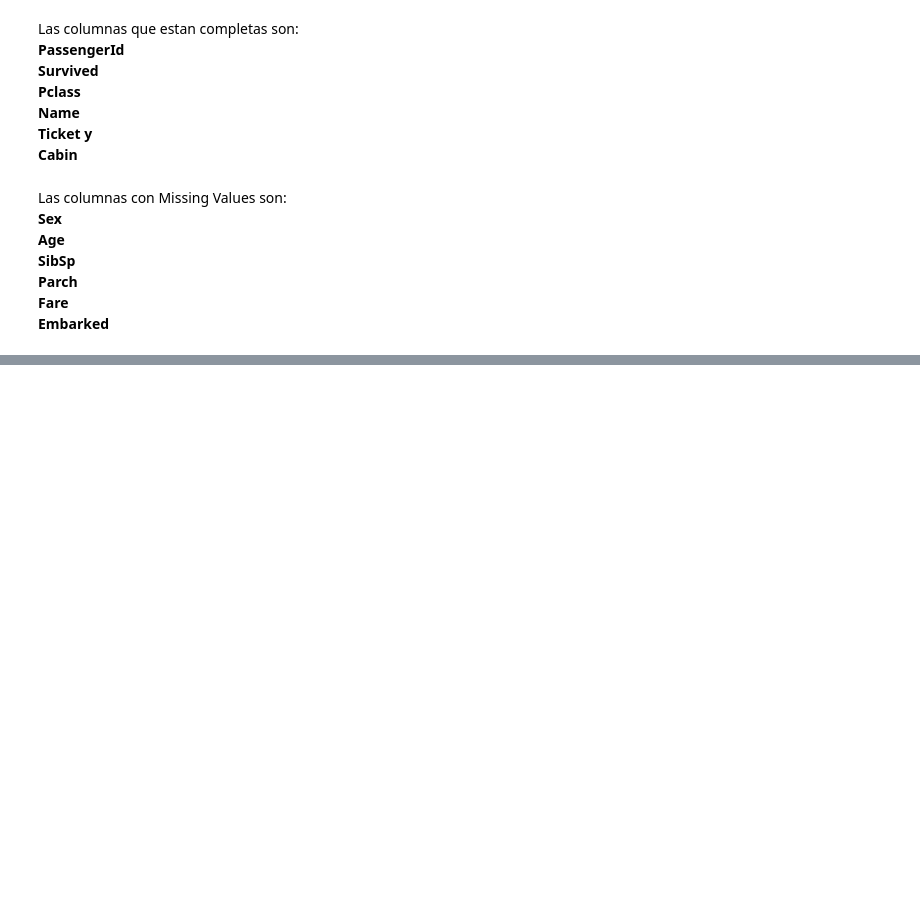
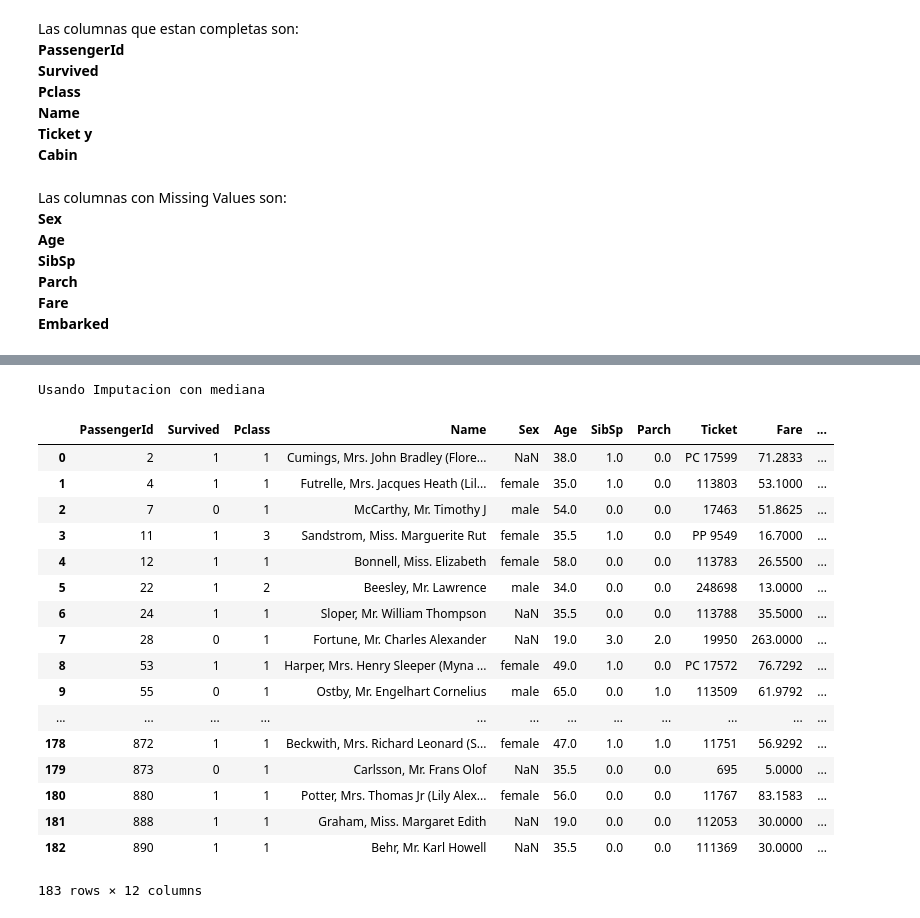
Before and after one commit to RofoRojas/Data-Wrangling, a Jupyter notebook: Laboratorio 8/Laboratorio 8.ipynb, the cells around one changed output, grey strips where cells are left out. Cells and saved outputs as stored; diff of their text form; code cells hidden in the pictures; blank space fills up the shorter version.

```diff
--- a/Laboratorio 8/Laboratorio 8.ipynb
+++ b/Laboratorio 8/Laboratorio 8.ipynb
@@ -84,7 +84,7 @@ Parch <br/>
 Fare <br/>
 Embarked**
 # %%
-def Missing_Handler(data_frame, handler, *completas_var):
+def Missing_Handler(df, handler, unicas, *relevantes):
     """En esta funcion se pueden pasar columnas donde se transformaran los missing values de diferentes formas
     Siendo posibles:
     a.	Listwise deletion
@@ -96,18 +96,27 @@ def Missing_Handler(data_frame, handler, *completas_var):
     g.	Outliers: Percentile approach
     """
     if handler == "a":
-        data_final =df_MD.dropna()
+        data_final =df.dropna()
         print("Using Listwise")
     elif handler == "b":
-        data_final=df_MD.corr()
+        data_final=df.corr()
         print("Using Pairwise")
     elif handler == "c1":
-        for col in df.columns:
-        col_imp =SimpleImputer(missing_values=np.nan, strategy= 'mean')
+        data_final= df.fillna(df.mean())
         print("Usando Imputacion con media")
+    elif handler == "c2":
+        data_final=df.fillna(df.drop(unicas, axis=1).mode())
+        print("Usando Imputacion con moda")
+    elif handler == "c3":
+        data_final= df.fillna(df.median())
+        print("Usando Imputacion con mediana")
+    elif handler == "d":
+        data_final= df.fillna(df.mean())
+        print("Usando Imputacion Sectorizada con media")
+
+
 
     else:
-        print("a is greater than b")
-
+        print("No es un metodo valido")
     return(data_final)
 # %%
@@ -129,0 +164,22 @@ data_final[['Age']]=col_imp.fit_transform(data_final[['Age']])
+# %%
+Missing_Handler(df_MD, "c3", ['PassengerId', 'Name', 'Cabin', 'Ticket'])
+# %% [output]
+Usando Imputacion con mediana
+|  | PassengerId | Survived | Pclass | Name | Sex | Age | SibSp | Parch | Ticket | Fare | ... |
+| 0 | 2 | 1 | 1 | Cumings, Mrs. John Bradley (Flore... | NaN | 38.0 | 1.0 | 0.0 | PC 17599 | 71.2833 | ... |
+| 1 | 4 | 1 | 1 | Futrelle, Mrs. Jacques Heath (Lil... | female | 35.0 | 1.0 | 0.0 | 113803 | 53.1000 | ... |
+| 2 | 7 | 0 | 1 | McCarthy, Mr. Timothy J | male | 54.0 | 0.0 | 0.0 | 17463 | 51.8625 | ... |
+| 3 | 11 | 1 | 3 | Sandstrom, Miss. Marguerite Rut | female | 35.5 | 1.0 | 0.0 | PP 9549 | 16.7000 | ... |
+| 4 | 12 | 1 | 1 | Bonnell, Miss. Elizabeth | female | 58.0 | 0.0 | 0.0 | 113783 | 26.5500 | ... |
+| 5 | 22 | 1 | 2 | Beesley, Mr. Lawrence | male | 34.0 | 0.0 | 0.0 | 248698 | 13.0000 | ... |
+| 6 | 24 | 1 | 1 | Sloper, Mr. William Thompson | NaN | 35.5 | 0.0 | 0.0 | 113788 | 35.5000 | ... |
+| 7 | 28 | 0 | 1 | Fortune, Mr. Charles Alexander | NaN | 19.0 | 3.0 | 2.0 | 19950 | 263.0000 | ... |
+| 8 | 53 | 1 | 1 | Harper, Mrs. Henry Sleeper (Myna ... | female | 49.0 | 1.0 | 0.0 | PC 17572 | 76.7292 | ... |
+| 9 | 55 | 0 | 1 | Ostby, Mr. Engelhart Cornelius | male | 65.0 | 0.0 | 1.0 | 113509 | 61.9792 | ... |
+| ... | ... | ... | ... | ... | ... | ... | ... | ... | ... | ... | ... |
+| 178 | 872 | 1 | 1 | Beckwith, Mrs. Richard Leonard (S... | female | 47.0 | 1.0 | 1.0 | 11751 | 56.9292 | ... |
+| 179 | 873 | 0 | 1 | Carlsson, Mr. Frans Olof | NaN | 35.5 | 0.0 | 0.0 | 695 | 5.0000 | ... |
+| 180 | 880 | 1 | 1 | Potter, Mrs. Thomas Jr (Lily Alex... | female | 56.0 | 0.0 | 0.0 | 11767 | 83.1583 | ... |
+| 181 | 888 | 1 | 1 | Graham, Miss. Margaret Edith | NaN | 19.0 | 0.0 | 0.0 | 112053 | 30.0000 | ... |
+| 182 | 890 | 1 | 1 | Behr, Mr. Karl Howell | NaN | 35.5 | 0.0 | 0.0 | 111369 | 30.0000 | ... |
+183 rows × 12 columns
```
Also changed, not shown: parts of 18 cells of this notebook.
